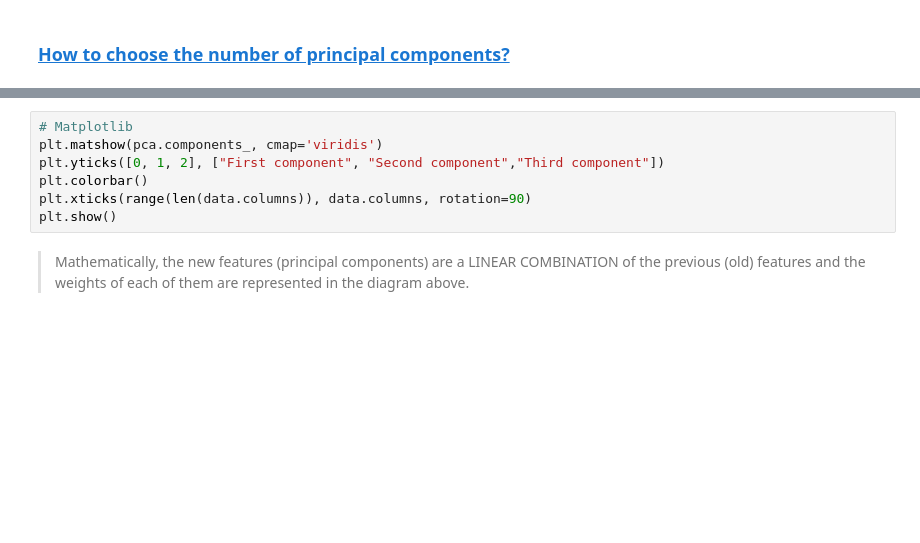
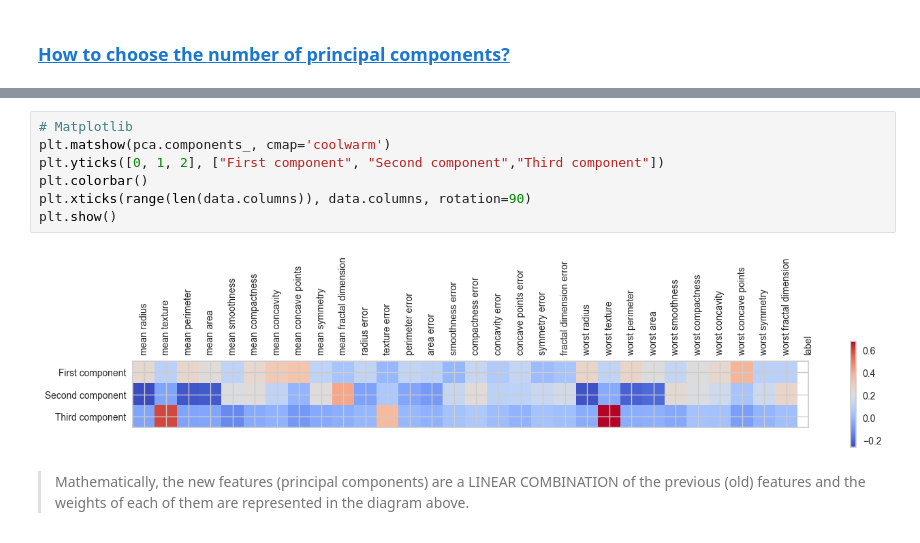
Before and after one commit to TheLazyCactus/ironhack-v4-data-lessons, a Jupyter notebook: cohorts/15_oct_24/05_ml/W19D1_unsupervised.ipynb, the cells around one changed output, grey strips where cells are left out. Saved outputs shown, nothing was run; the diff lists cells and outputs as text; blank space fills up the shorter version.

```diff
--- a/cohorts/15_oct_24/05_ml/W19D1_unsupervised.ipynb
+++ b/cohorts/15_oct_24/05_ml/W19D1_unsupervised.ipynb
@@ -146,10 +259,12 @@ pd.DataFrame(pca.components_, columns=cancer.feature_names)
 # %%
 # Matplotlib
-plt.matshow(pca.components_, cmap='viridis')
+plt.matshow(pca.components_, cmap='coolwarm')
 plt.yticks([0, 1, 2], ["First component", "Second component","Third component"])
 plt.colorbar()
 plt.xticks(range(len(data.columns)), data.columns, rotation=90)
 plt.show()
+# %% [output]
+[figure, added]
 # %% [markdown]
 > Mathematically, the new features (principal components) are a LINEAR COMBINATION of the previous (old) features and the weights of each of them are represented in the diagram above.
 # %% [markdown]
```
Also changed, not shown: parts of 36 cells of this notebook.
